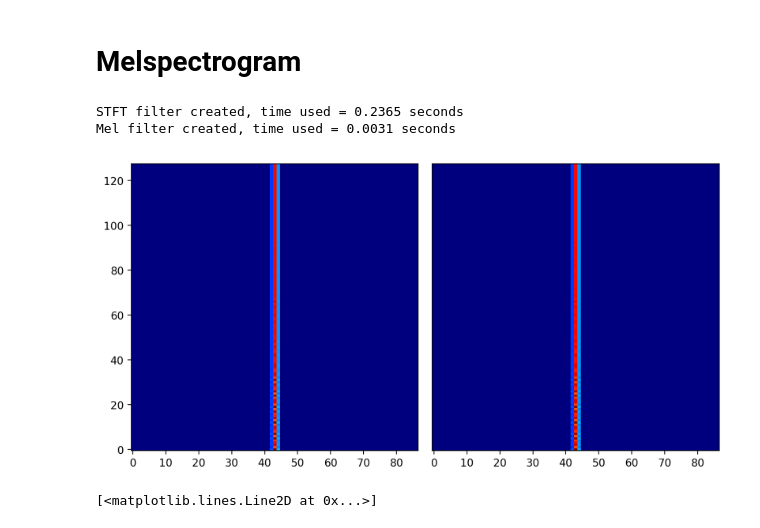
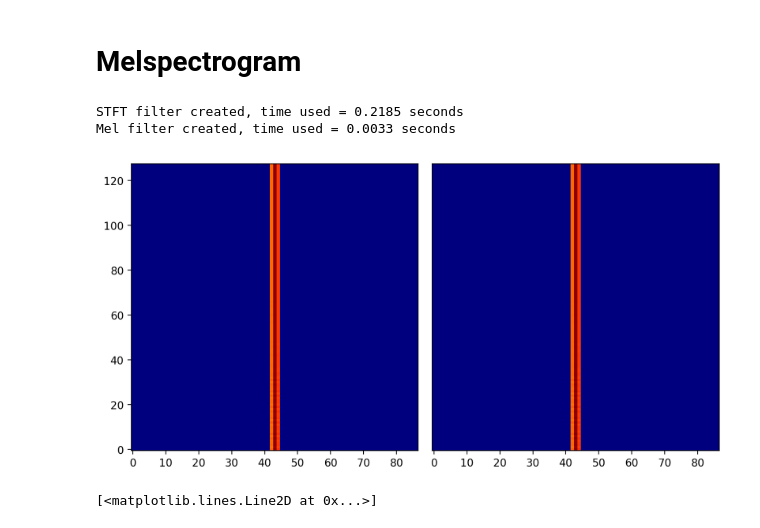
Before and after one commit to KinWaiCheuk/nnAudio, a Jupyter notebook: performance_test/Impulse.ipynb, the cells around one changed output. Drawn from its saved outputs; the diff is of its cells as text; code cells hidden in the pictures.

```diff
--- a/performance_test/Impulse.ipynb
+++ b/performance_test/Impulse.ipynb
@@ -77,18 +77,18 @@ Linear sweep all close  True
 # %%
 mel_layer = Spectrogram.MelSpectrogram(fs, fmin=fmin)
 fig , ax = plt.subplots(1,2, dpi=200, figsize=(10,5))
 mel_x = mel_layer(torch.tensor(x[None, None, :]))
 output_lib = melspectrogram(x, fs, fmin=fmin)
-ax[0].imshow((mel_x[0]), aspect='auto', origin='lower', cmap=cmap)
-ax[1].imshow((output_lib), aspect='auto', origin='lower', cmap=cmap)
+ax[0].imshow(torch.log(mel_x[0]+epsilon), aspect='auto', origin='lower', cmap=cmap)
+ax[1].imshow(np.log(output_lib+epsilon), aspect='auto', origin='lower', cmap=cmap)
 ax[1].set_yticks([])
 # ax[0].title.set_text("nnAudio")
 # ax[1].title.set_text("Librosa")
 fig.subplots_adjust(wspace = 0.05)
 # %% [output]
-STFT filter created, time used = 0.2365 seconds
-Mel filter created, time used = 0.0031 seconds
+STFT filter created, time used = 0.2185 seconds
+Mel filter created, time used = 0.0033 seconds
-[figure, old version]
+[figure, new version]
 # %%
 plt.plot(mel_x[0][:,40].cpu().numpy())
 plt.plot(output_lib[:,40])
```
Also changed, not shown: parts of 5 cells of this notebook, 8 other files.
